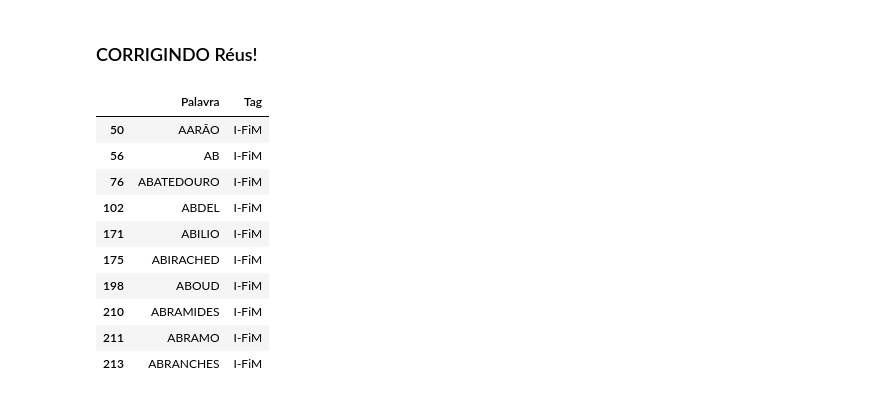
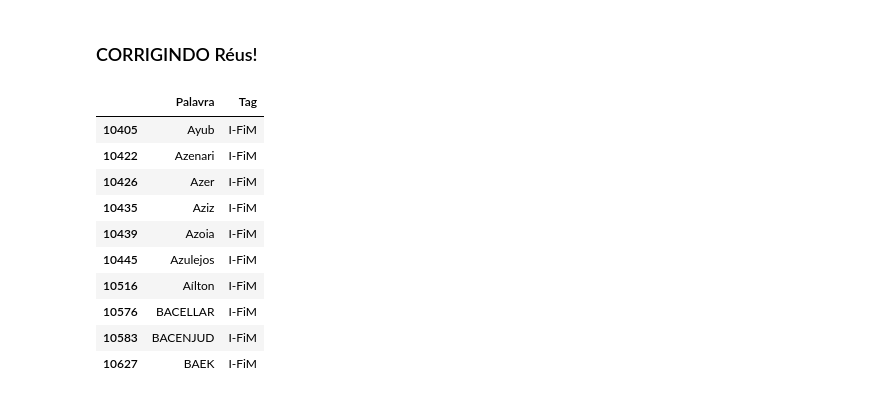
Before and after one commit to RafaelMRazeira/codes, a Jupyter notebook: pre-processing/2.Scripts para NER nos documentos/NER_Baseado_Artigo.ipynb, the cells around one changed output. Drawn from its saved outputs; the diff is of its cells as text; code cells hidden in the pictures.

```diff
--- a/pre-processing/2.Scripts para NER nos documentos/NER_Baseado_Artigo.ipynb
+++ b/pre-processing/2.Scripts para NER nos documentos/NER_Baseado_Artigo.ipynb
@@ -446,17 +446,17 @@ df.groupby('Tag').count(), len(assuntos), len(classes)
 ### CORRIGINDO Réus!
 # %%
 # df.to_csv('DF_NAO_CORRIGIDO_MANUALMENTE.csv')
-df.loc[df['Tag'] == 'I-FiM'].iloc[0:10]
+df.loc[df['Tag'] == 'I-FiM'].iloc[515:525]
 # %% [output]
 |  | Palavra | Tag |
-| 50 | AARÃO | I-FiM |
-| 56 | AB | I-FiM |
-| 76 | ABATEDOURO | I-FiM |
-| 102 | ABDEL | I-FiM |
-| 171 | ABILIO | I-FiM |
-| 175 | ABIRACHED | I-FiM |
-| 198 | ABOUD | I-FiM |
-| 210 | ABRAMIDES | I-FiM |
-| 211 | ABRAMO | I-FiM |
-| 213 | ABRANCHES | I-FiM |
+| 10405 | Ayub | I-FiM |
+| 10422 | Azenari | I-FiM |
+| 10426 | Azer | I-FiM |
+| 10435 | Aziz | I-FiM |
+| 10439 | Azoia | I-FiM |
+| 10445 | Azulejos | I-FiM |
+| 10516 | Aílton | I-FiM |
+| 10576 | BACELLAR | I-FiM |
+| 10583 | BACENJUD | I-FiM |
+| 10627 | BAEK | I-FiM |
 # %%
```
Also changed, not shown: parts of 3 cells of this notebook.
